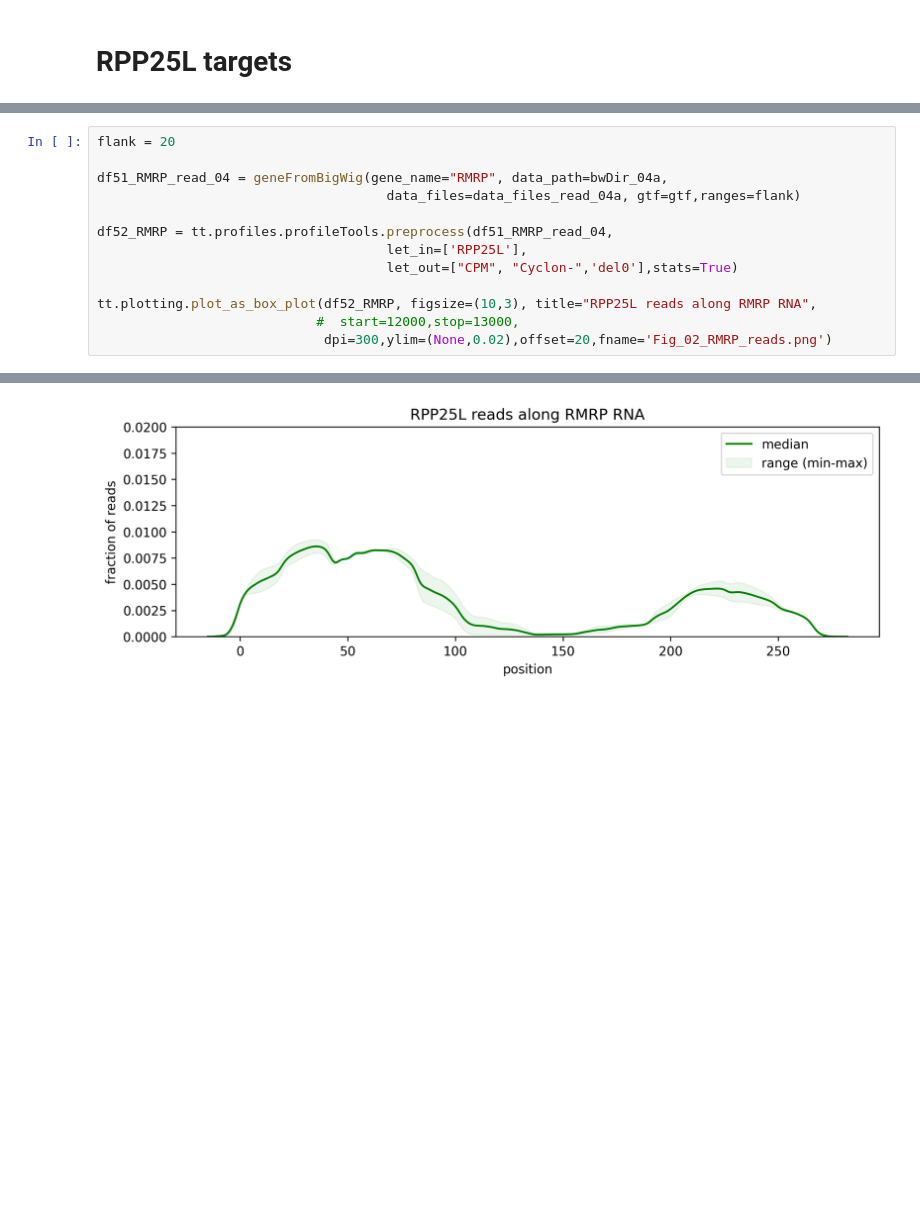
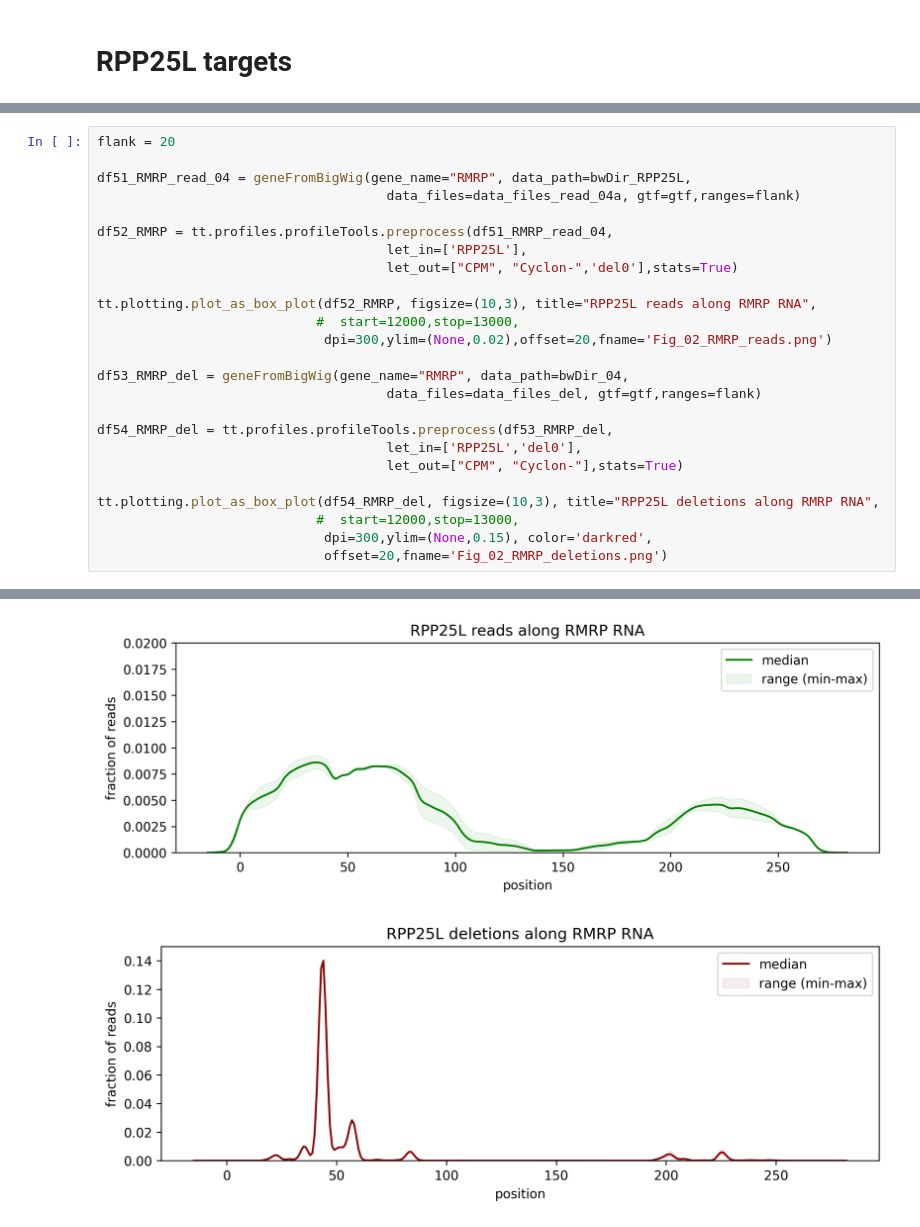
Before and after one commit to TurowskiLab/example-trxtools-Cyclon, a Jupyter notebook: analysis/02_human_rDNA.ipynb, the cells around one changed output, grey strips where cells are left out. Drawn from its saved outputs; the diff is of its cells as text; blank space fills up the shorter version.

```diff
--- a/analysis/02_human_rDNA.ipynb
+++ b/analysis/02_human_rDNA.ipynb
@@ -377,7 +393,7 @@ Experiments:
 # %%
 flank = 20
 
-df51_RMRP_read_04 = geneFromBigWig(gene_name="RMRP", data_path=bwDir_04a,
+df51_RMRP_read_04 = geneFromBigWig(gene_name="RMRP", data_path=bwDir_RPP25L,
                                      data_files=data_files_read_04a, gtf=gtf,ranges=flank)
 
 df52_RMRP = tt.profiles.profileTools.preprocess(df51_RMRP_read_04,
@@ -387,6 +403,18 @@ df52_RMRP = tt.profiles.profileTools.preprocess(df51_RMRP_read_04,
 tt.plotting.plot_as_box_plot(df52_RMRP, figsize=(10,3), title="RPP25L reads along RMRP RNA",
                             #  start=12000,stop=13000,
                              dpi=300,ylim=(None,0.02),offset=20,fname='Fig_02_RMRP_reads.png')
+
+df53_RMRP_del = geneFromBigWig(gene_name="RMRP", data_path=bwDir_04,
+                                     data_files=data_files_del, gtf=gtf,ranges=flank)
+
+df54_RMRP_del = tt.profiles.profileTools.preprocess(df53_RMRP_del,
+                                     let_in=['RPP25L','del0'],
+                                     let_out=["CPM", "Cyclon-"],stats=True)
+
+tt.plotting.plot_as_box_plot(df54_RMRP_del, figsize=(10,3), title="RPP25L deletions along RMRP RNA",
+                            #  start=12000,stop=13000,
+                             dpi=300,ylim=(None,0.15), color='darkred',
+                             offset=20,fname='Fig_02_RMRP_deletions.png')
 # %% [output]
 Error retrieving sequence for RMRP: No sequence information available for RMRP. Did you load the reference sequence using the read_TAB method?
 
@@ -395 +427,2 @@ Experiments:
 [figure]
+[figure, added]
```
Also changed, not shown: parts of 8 cells of this notebook, 12 other files.
